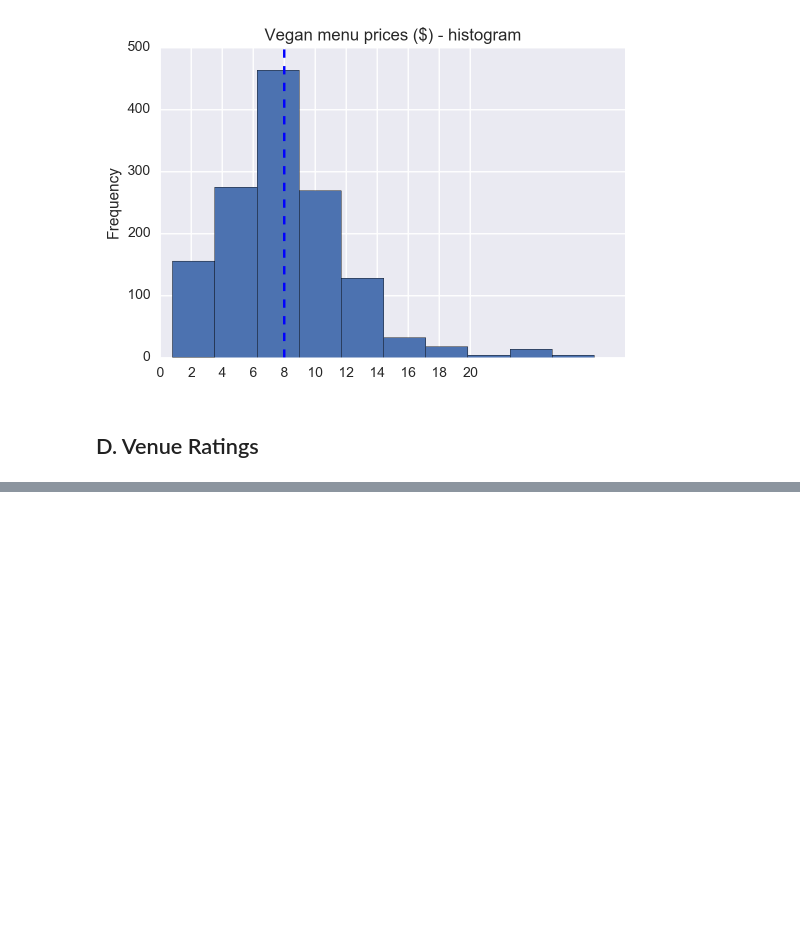
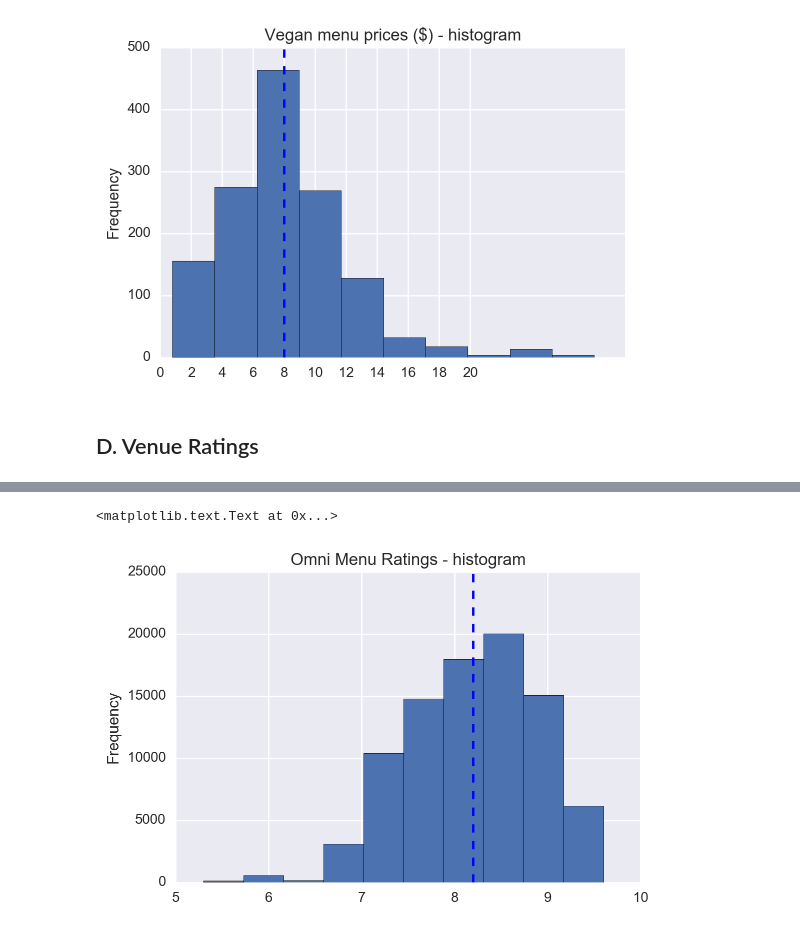
Before and after one commit to AnotherGuitar/DSI-SF-4-anotherguitar, a Jupyter notebook: projects/Capstone Stuff/Technical Report - Davis, Christopher.ipynb, the cells around one changed output, grey strips where cells are left out. Drawn from its saved outputs; the diff is of its cells as text; code cells hidden in the pictures; blank space fills up the shorter version.

```diff
--- a/projects/Capstone Stuff/Technical Report - Davis, Christopher.ipynb
+++ b/projects/Capstone Stuff/Technical Report - Davis, Christopher.ipynb
@@ -532,0 +549,11 @@ plt.title('Vegan menu prices ($) - histogram')
+# %%
+venue_rating = food[food.groupby('venue_rated').venue_rated.transform(len) > 0]
+venue_rating = venue_rating[venue_rating.venue_rated != 'rating_not_available']
+venue_rating.venue_rated.value_counts()
+
+venue_rating.venue_rated.sort_values().plot(kind='hist')
+plt.axvline(x = food[food.venue_rated != 'rating_not_available'].venue_rated.median(), linestyle='dashed')
+plt.title('Omni Menu Ratings - histogram')
+# %% [output]
+<matplotlib.text.Text at 0x...>
+[figure, added]
```
Also changed, not shown: parts of 21 cells of this notebook.
